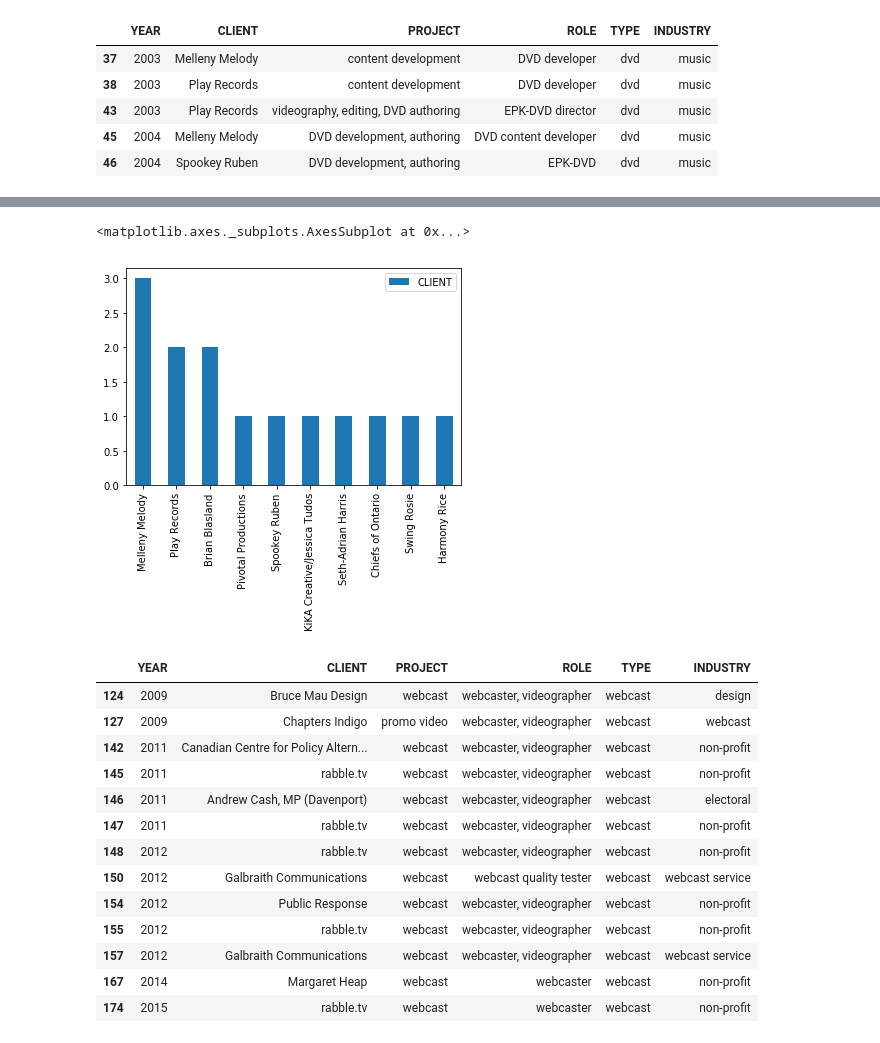
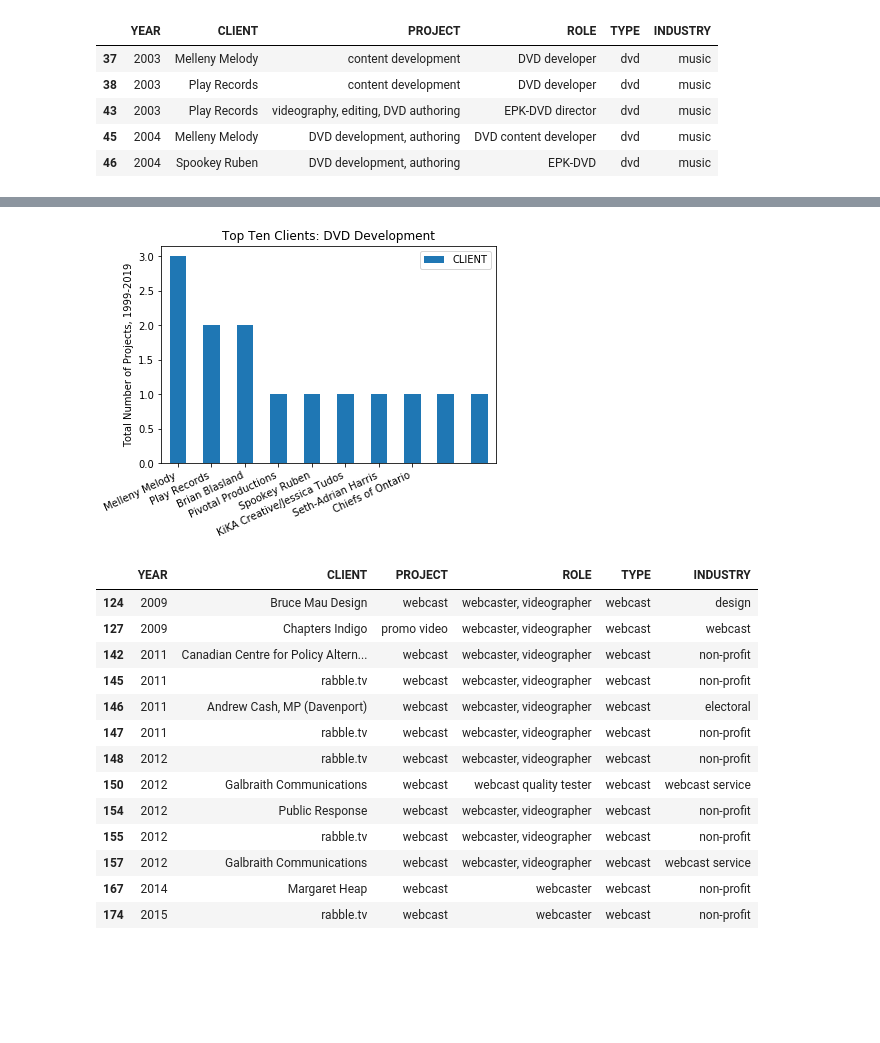
Before and after one commit to elsantonato/18-Project_3-The_Numbers, a Jupyter notebook: ftpmedia_app/data_cleaning.ipynb, the cells around one changed output, grey strips where cells are left out. Saved outputs shown, nothing was run; the diff lists cells and outputs as text; code cells hidden in the pictures; blank space fills up the shorter version.

```diff
--- a/ftpmedia_app/data_cleaning.ipynb
+++ b/ftpmedia_app/data_cleaning.ipynb
@@ -449,12 +449,20 @@ dvd_clients.head()
-# %%
-# plot top ten clients for dvd work
-dvd_clients_10 = dvd_clients.head(10)
-#if len(dvd_clients) > 10:
-#    dvd_clients_10['remaining {0} items'.format(len(dvd_clients) - 10)] = sum(dvd_clients[10:])
-dvd_clients_10.plot(kind='bar')
-# %% [output]
-<matplotlib.axes._subplots.AxesSubplot at 0x...>
-[figure, removed]
+# %%
+# plot top clients for dvd work
+dvd_clients_10 = dvd_clients.head(10)
+dvd_clients_10.plot(kind='bar')
+
+plt.title("Top Ten Clients: DVD Development")
+plt.ylabel("Total Number of Projects, 1999-2019")
+
+plt.xticks(tick_locations, ha='right', rotation=25)
+
+# Save plot
+plt.savefig('images/fig_dvd.png', bbox_inches="tight", dpi=199)
+
+# Show plot
+plt.show()
+# %% [output]
+[figure, added]
 # %%
 webcasts = elsanto_df[elsanto_df["TYPE"].str.contains("webcast")]
 webcasts
```
Also changed, not shown: parts of 7 cells of this notebook, 4 other files.
